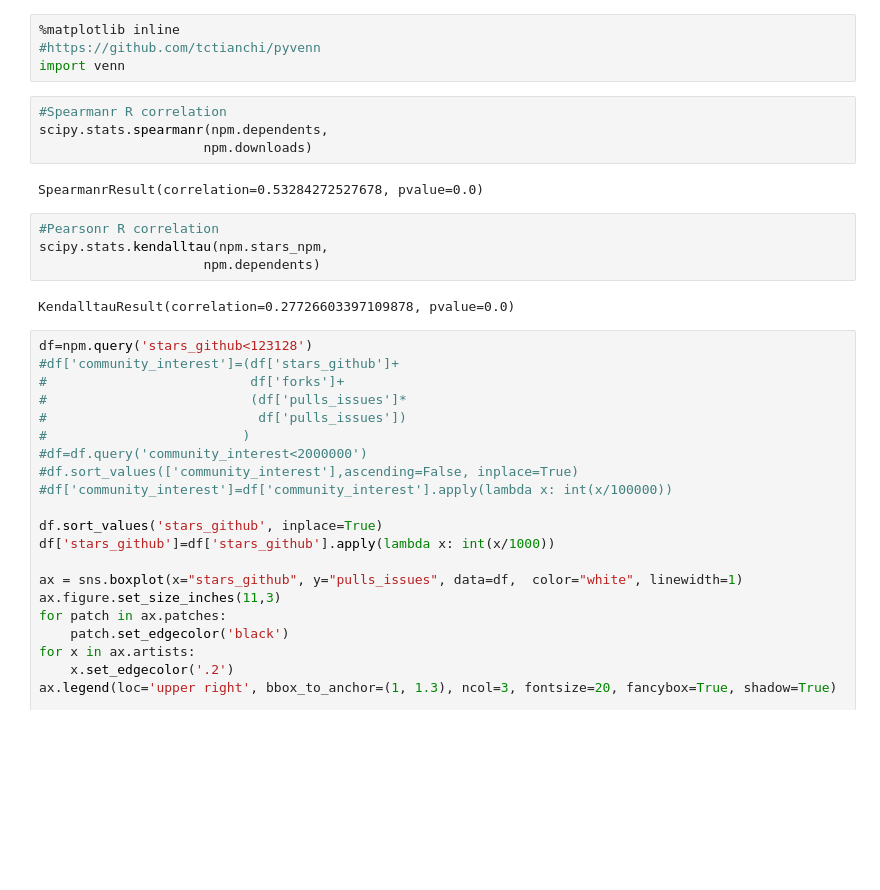
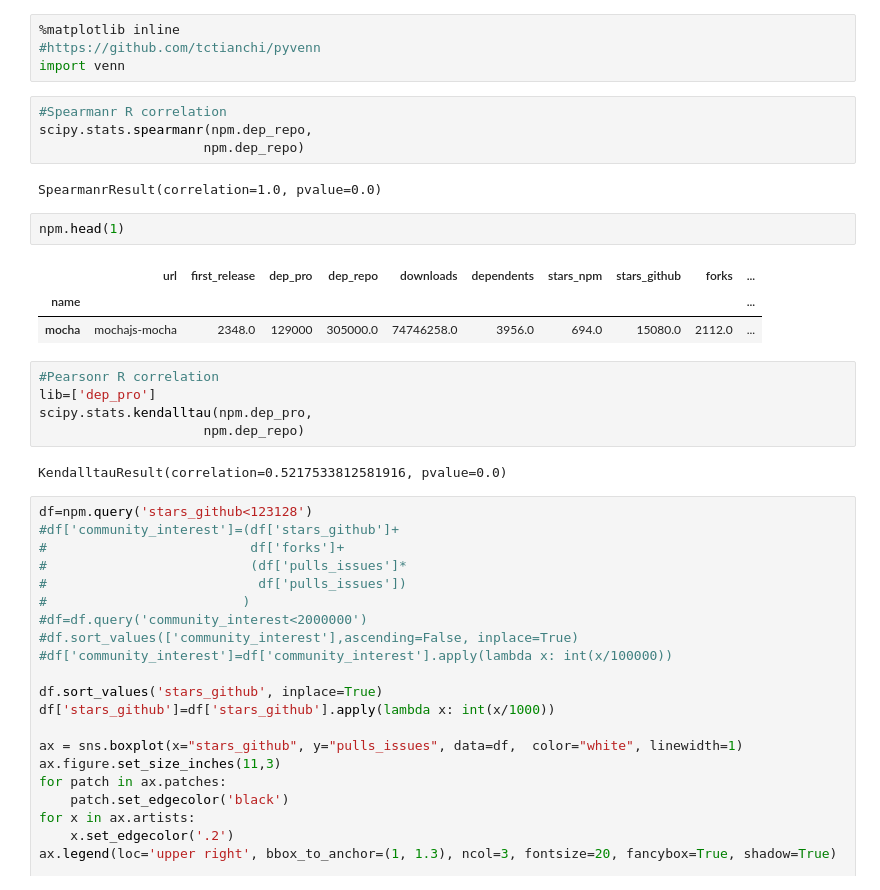
Before and after one commit to AhmedZerouali/notebooks, a Jupyter notebook: popularity_analysis/popularity_analysis.ipynb, the cells around one changed output. Drawn from its saved outputs; the diff is of its cells as text; blank space fills up the shorter version.

```diff
--- a/popularity_analysis/popularity_analysis.ipynb
+++ b/popularity_analysis/popularity_analysis.ipynb
@@ -327,16 +334,23 @@ ax.figure.savefig('../../../seneca_research/npm_popularity/figures/venn_pop.pdf'
 import venn
 # %%
 #Spearmanr R correlation
-scipy.stats.spearmanr(npm.dependents,
-                     npm.downloads)
+scipy.stats.spearmanr(npm.dep_repo,
+                     npm.dep_repo)
 # %% [output]
-SpearmanrResult(correlation=0.53284272527678, pvalue=0.0)
+SpearmanrResult(correlation=1.0, pvalue=0.0)
+# %%
+npm.head(1)
+# %% [output]
+|  | url | first_release | dep_pro | dep_repo | downloads | dependents | stars_npm | stars_github | forks | ... |
+| name |  |  |  |  |  |  |  |  |  | ... |
+| mocha | mochajs-mocha | 2348.0 | 129000 | 305000.0 | 74746258.0 | 3956.0 | 694.0 | 15080.0 | 2112.0 | ... |
 # %%
 #Pearsonr R correlation
-scipy.stats.kendalltau(npm.stars_npm,
-                     npm.dependents)
+lib=['dep_pro']
+scipy.stats.kendalltau(npm.dep_pro,
+                     npm.dep_repo)
 # %% [output]
-KendalltauResult(correlation=0.27726603397109878, pvalue=0.0)
+KendalltauResult(correlation=0.5217533812581916, pvalue=0.0)
 # %%
 df=npm.query('stars_github<123128')
 #df['community_interest']=(df['stars_github']+
```
Also changed, not shown: parts of 4 cells of this notebook, 4 other files.
